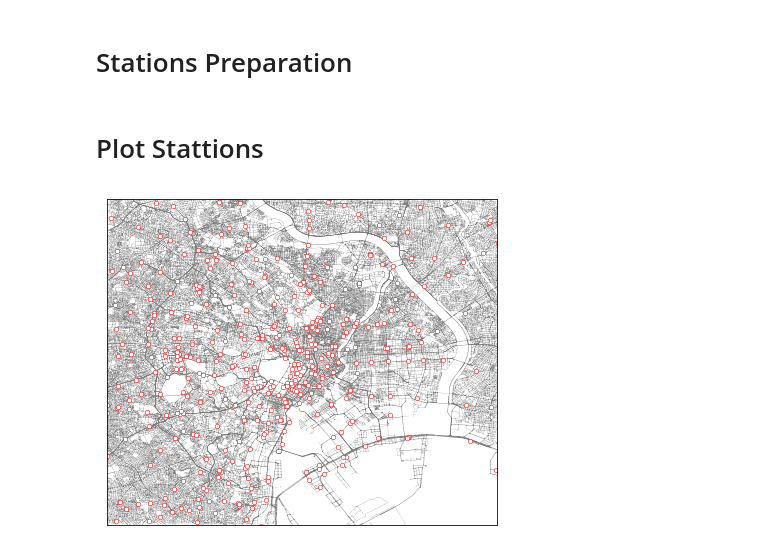
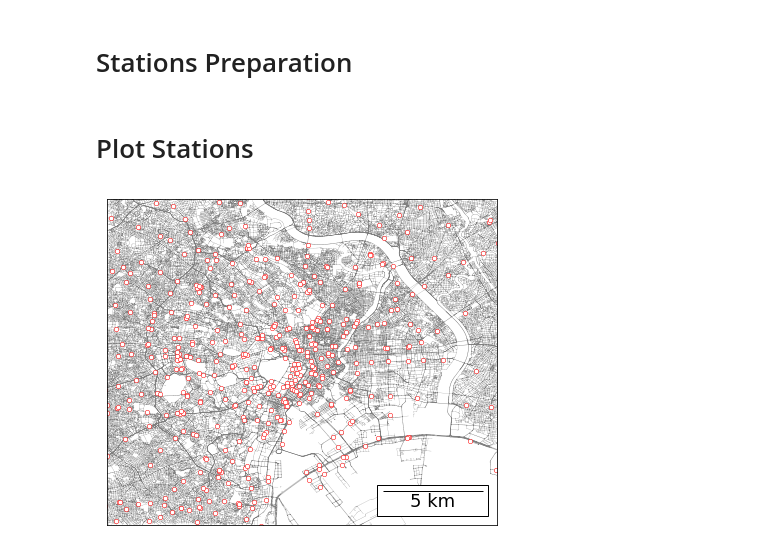
Before and after one commit to F-I-D-O/matplotlib-kingdom, a Jupyter notebook: Tokyo Center Road network and Train Stations.ipynb, the cells around one changed output. Saved outputs shown, nothing was run; the diff lists cells and outputs as text; code cells hidden in the pictures.

```diff
--- a/Tokyo Center Road network and Train Stations.ipynb
+++ b/Tokyo Center Road network and Train Stations.ipynb
@@ -37,3 +55,17 @@ axis.set_ylim(3939800, 3960300)
 fig
 # %% [output]
 [figure]
+# %%
+# now, it would be useful to have a notion of scale. So let's add a scalebar:
+scalebar = AnchoredSizeBar(axis.transData,
+                           5000, # size in graph coords
+                           '5 km', # title
+                           'lower right', #position
+                           pad=0.3, # padding around the scale bar
+                           color='black',
+                           frameon=True, # frame
+                           size_vertical=1, # thickness of the bar
+							borderpad=0.5, # padding of the frame border
+                           fontproperties=fm.FontProperties(size=18)) # font size
+axis.add_artist(scalebar)
+fig
@@ -49,8 +88,13 @@ def json_node_iterator(nodes):
 xlist, ylist = roadmaptools.plotting.export_nodes_for_matplotlib(json_node_iterator(stations))
 # %% [markdown]
-# Plot Stattions
+# Plot Stations
 # %%
-axis.scatter(xlist, ylist, edgecolors='red', facecolors='white', marker='o', s=20, linewidths=0.5, zorder=2)
+axis.scatter(xlist, ylist, edgecolors='red',
+             facecolors='white', # fill color
+             marker='o',
+             s=20, # radius
+             linewidths=0.5, # border width
+             zorder=2) # we render stations after the roads/on top of the roads
 fig
 # %% [output]
-[figure, old version]
+[figure, new version]
```
Also changed, not shown: parts of 9 cells of this notebook.
